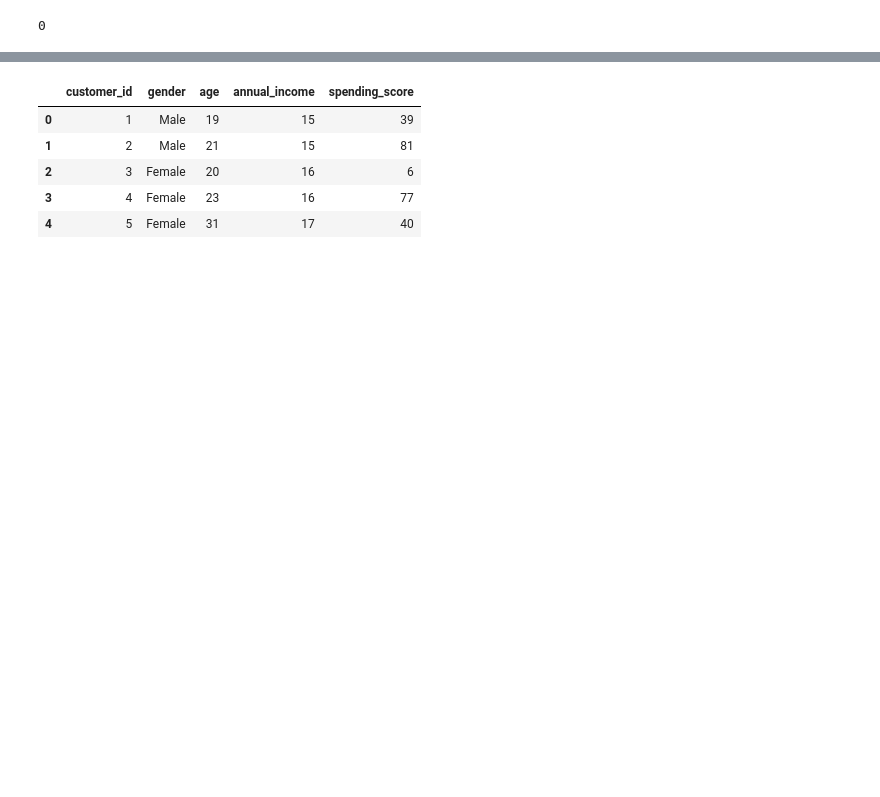
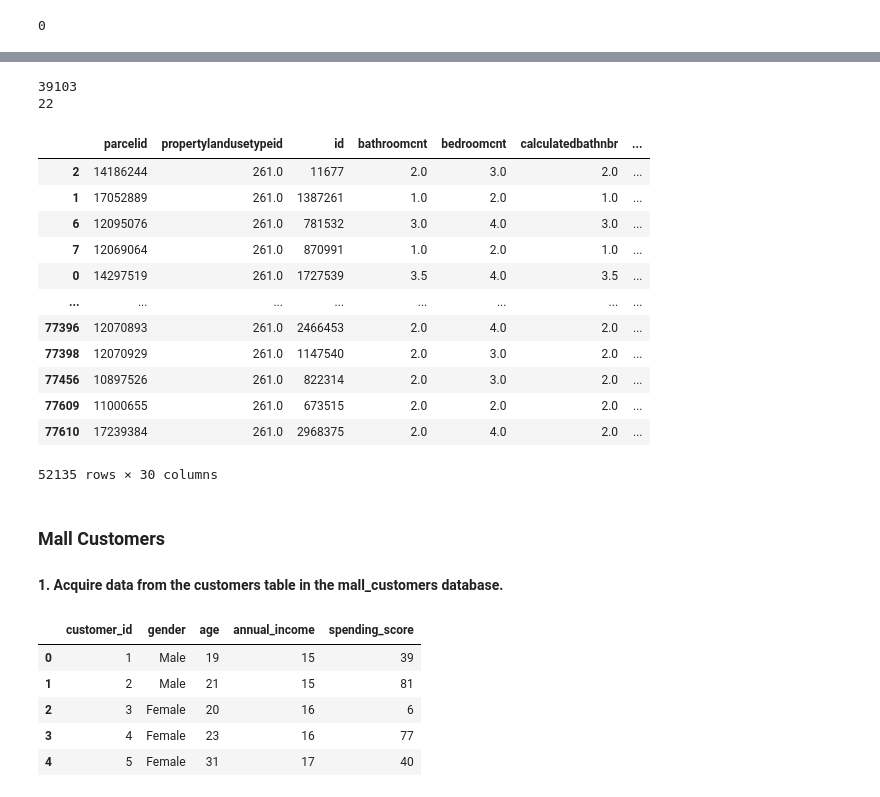
Before and after one commit to devgurung141/clustering-exercises, a Jupyter notebook: zillow.ipynb, the cells around one changed output, grey strips where cells are left out. Saved outputs shown, nothing was run; the diff lists cells and outputs as text; code cells hidden in the pictures; blank space fills up the shorter version.

```diff
--- a/zillow.ipynb
+++ b/zillow.ipynb
@@ -217,7 +241,0 @@ def remove_columns(df, cols_to_remove):
-# %%
-def handle_missing_values(df, prop_required_column, prop_required_row):
-    threshold = int(round(prop_required_column*len(df.index),0))
-    df.dropna(axis=1, thresh=threshold, inplace=True)
-    threshold = int(round(prop_required_row*len(df.columns),0))
-    df.dropna(axis=0, thresh=threshold, inplace=True)
-    return df
@@ -224 +244,35 @@ def handle_missing_values(df, prop_required_column, prop_required_row):
+# %%
+def handle_missing_values(df, prop_required_column = .5, prop_required_row = .75):
+    '''takes in a dataframe, proportion of required column and row, drop rows and columns above theahold
+    return a dataframe'''
+    threshold = int(round(prop_required_column*df.shape[0],0))
+    print(threshold)
+    df.dropna(axis=1, thresh=threshold, inplace=True)
+    threshold = int(round(prop_required_row*df.shape[1],0))
+    print(threshold)
+    df.dropna(axis=0, thresh=threshold, inplace=True)
+    return df
+# %%
+handle_missing_values(df, prop_required_column = .75, prop_required_row = .75)
+# %% [output]
+39103
+22
+|  | parcelid | propertylandusetypeid | id | bathroomcnt | bedroomcnt | calculatedbathnbr | ... |
+| 2 | 14186244 | 261.0 | 11677 | 2.0 | 3.0 | 2.0 | ... |
+| 1 | 17052889 | 261.0 | 1387261 | 1.0 | 2.0 | 1.0 | ... |
+| 6 | 12095076 | 261.0 | 781532 | 3.0 | 4.0 | 3.0 | ... |
+| 7 | 12069064 | 261.0 | 870991 | 1.0 | 2.0 | 1.0 | ... |
+| 0 | 14297519 | 261.0 | 1727539 | 3.5 | 4.0 | 3.5 | ... |
+| ... | ... | ... | ... | ... | ... | ... | ... |
+| 77396 | 12070893 | 261.0 | 2466453 | 2.0 | 4.0 | 2.0 | ... |
+| 77398 | 12070929 | 261.0 | 1147540 | 2.0 | 3.0 | 2.0 | ... |
+| 77456 | 10897526 | 261.0 | 822314 | 2.0 | 3.0 | 2.0 | ... |
+| 77609 | 11000655 | 261.0 | 673515 | 2.0 | 2.0 | 2.0 | ... |
+| 77610 | 17239384 | 261.0 | 2968375 | 2.0 | 4.0 | 2.0 | ... |
+52135 rows × 30 columns
+# %% [markdown]
+### Mall Customers
+
+
+#### 1. Acquire data from the customers table in the mall_customers database.
 # %%
```
Also changed, not shown: parts of 49 cells of this notebook.
